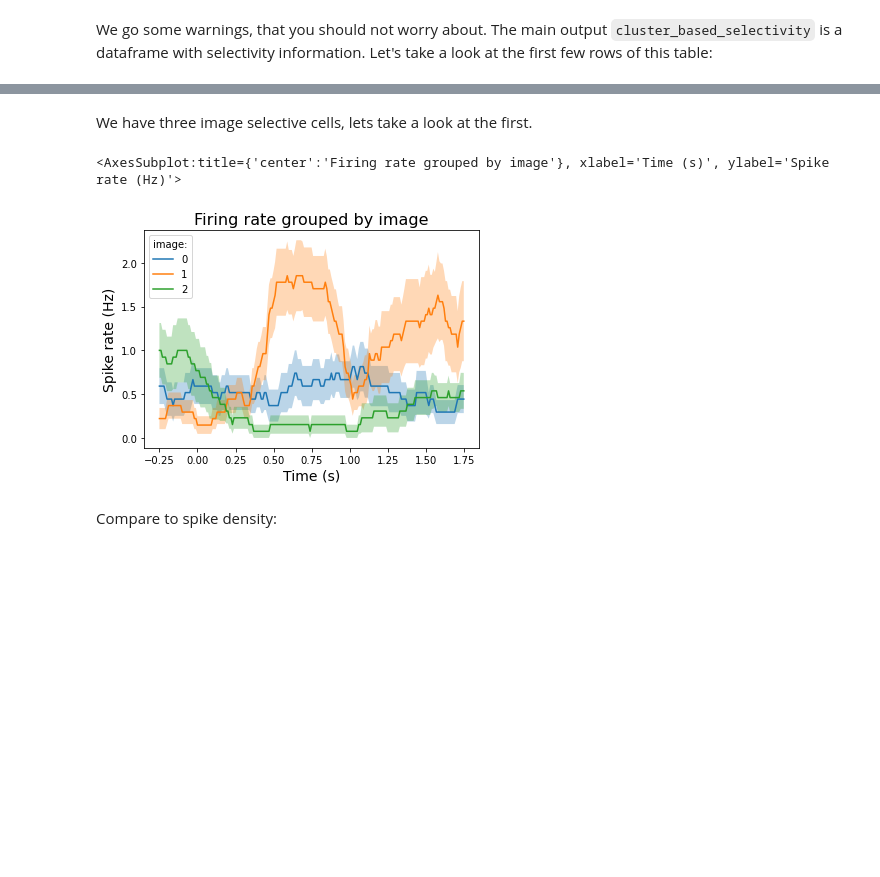
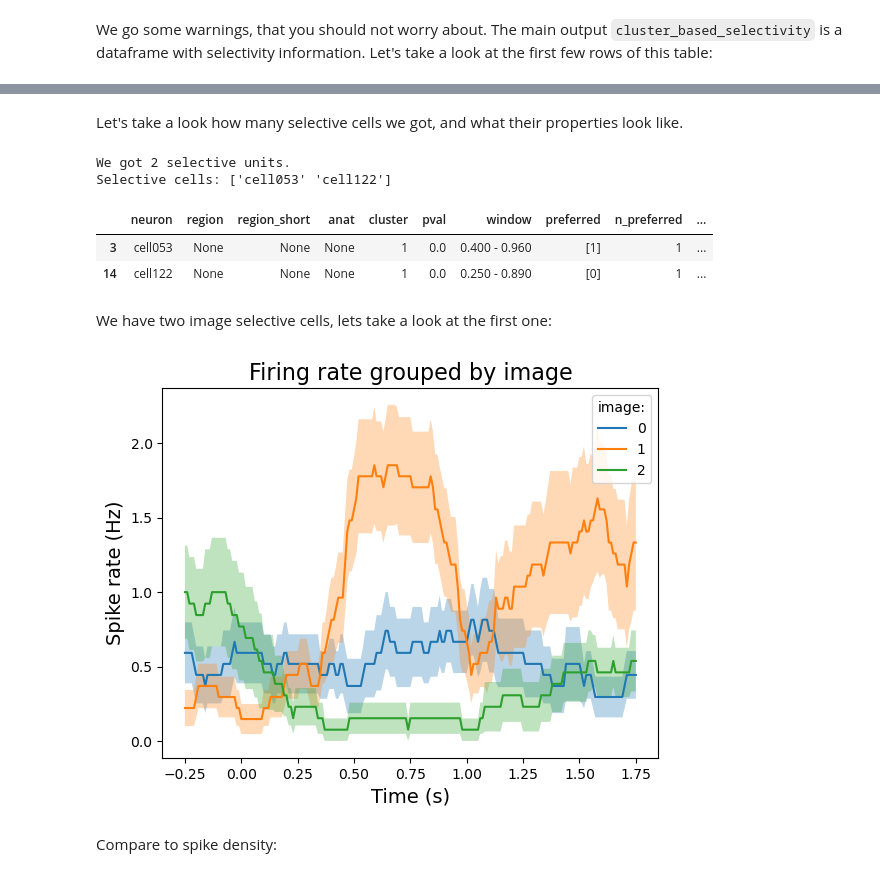
Before and after one commit to labianca/pylabianca, a Jupyter notebook: doc/intro_overview.ipynb, the cells around one changed output, grey strips where cells are left out. Cells and saved outputs as stored; diff of their text form; code cells hidden in the pictures; blank space fills up the shorter version.

```diff
--- a/doc/intro_overview.ipynb
+++ b/doc/intro_overview.ipynb
@@ -99,5 +83,5 @@ NeuralynxIO is not very fast and throws a lot of warnings for the new ATLAS file
 # %%
-events = pln.io.read_neuralynx_events(raw_data_dir, format='mne')
+events = pln.io.read_events_neuralynx(data_dir, format='mne')
 # %% [markdown]
 Let's take a look at how the events are represented:
 # %%
@@ -234,6 +231,6 @@ frate.isel(cell=4).groupby('image').mean(dim='trial').plot(hue='image')
 # %%
 df_cluster = pln.selectivity.cluster_based_selectivity(
-    frate, spk=spk_epochs, compare='image', n_permutations=250)
+    frate, spk=spk_epochs, compare='image', n_permutations=100)
 # %% [markdown]
 We go some warnings, that you should not worry about. The main output `cluster_based_selectivity` is a dataframe with selectivity information. Let's take a look at the first few rows of this table:
 # %%
@@ -272,10 +248,31 @@ Name: neuron, dtype: object
+# %%
+df_cluster = pln.selectivity.assess_selectivity(
+    df_cluster, min_cluster_p=0.05, window_of_interest=(0.1, 1),
+    min_time_in_window=0.2, min_FR_vs_baseline=1.5
+)
+# %% [markdown]
+Let's take a look how many selective cells we got, and what their properties look like.
+# %%
+df_cluster_sel = df_cluster.query('selective == True')
+n_selective = df_cluster_sel.shape[0]
+print(f'We got {n_selective} selective units.')
+sel_names = df_cluster_sel.neuron.values
+print(f'Selective cells: {sel_names}')
+# %% [output]
+We got 2 selective units.
+Selective cells: ['cell053' 'cell122']
+# %%
+df_cluster_sel
+# %% [output]
+|  | neuron | region | region_short | anat | cluster | pval | window | preferred | n_preferred | ... |
+| 3 | cell053 | None | None | None | 1 | 0.0 | 0.400 - 0.960 | [1] | 1 | ... |
+| 14 | cell122 | None | None | None | 1 | 0.0 | 0.250 - 0.890 | [0] | 1 | ... |
 # %% [markdown]
-We have three image selective cells, lets take a look at the first.
+We have two image selective cells, lets take a look at the first one:
 # %%
-pln.plot_spike_rate(frate.sel(cell='cell053'), groupby='image')
+ax = pln.plot_spike_rate(frate.sel(cell=sel_names[0]), groupby='image')
 # %% [output]
-<AxesSubplot:title={'center':'Firing rate grouped by image'}, xlabel='Time (s)', ylabel='Spike rate (Hz)'>
-[figure, old version]
+[figure, new version]
 # %% [markdown]
 Compare to spike density:
 # %%
```
Also changed, not shown: parts of 57 cells of this notebook.
